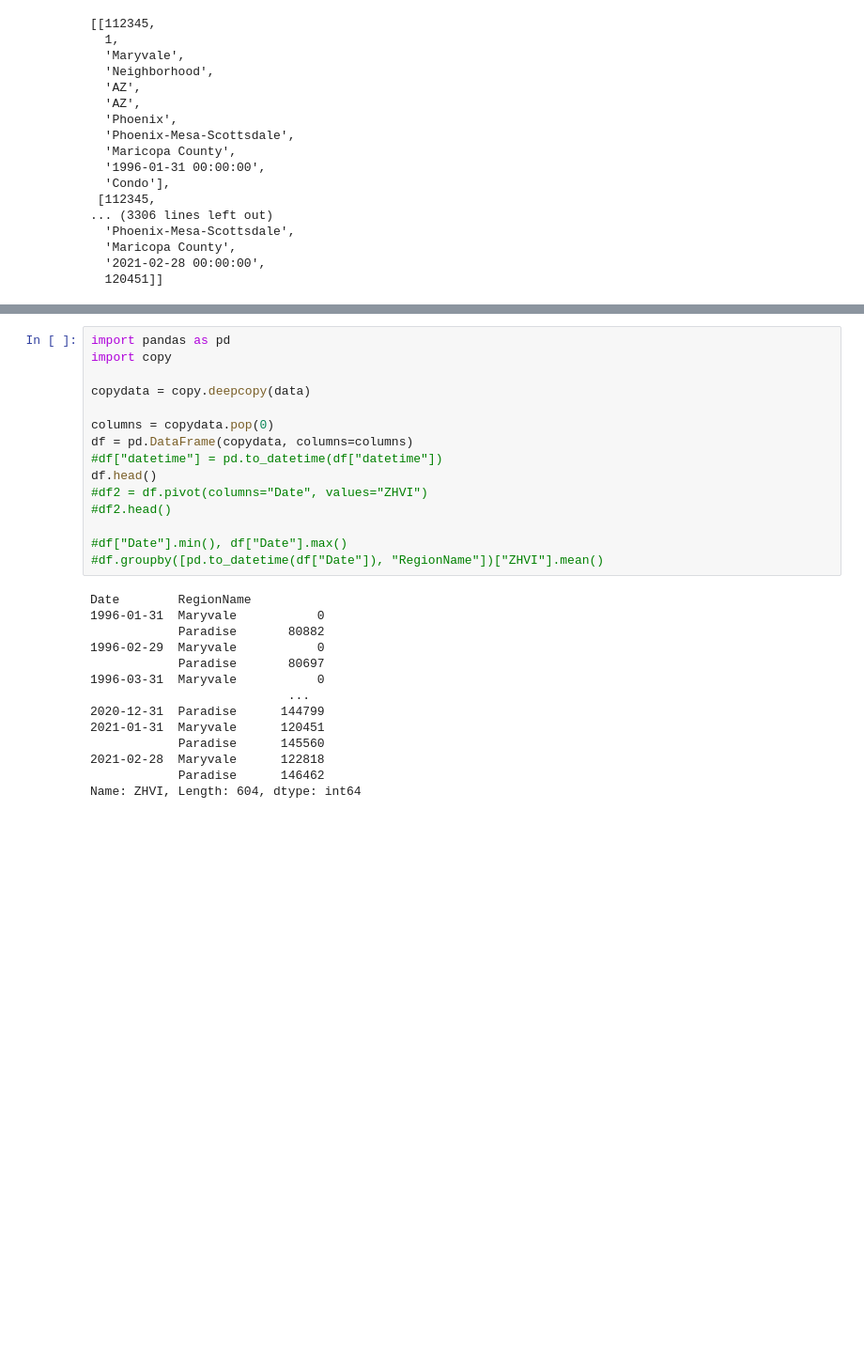
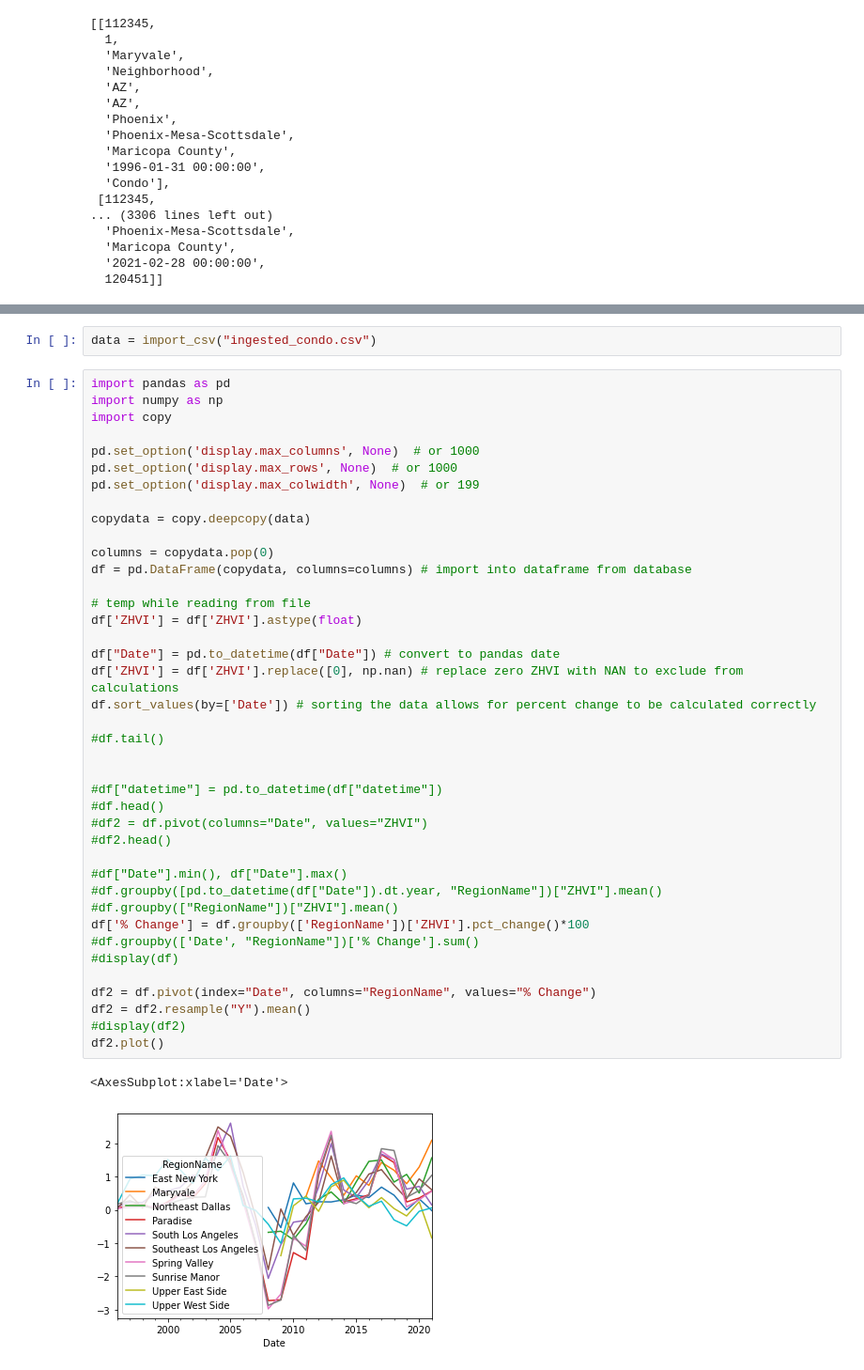
Before and after one commit to michael-brittlebank/digital-builder-capstone, a Jupyter notebook: main.ipynb, the cells around one changed output, grey strips where cells are left out. Shown at 94% size. Drawn from its saved outputs; the diff is of its cells as text; blank space fills up the shorter version.

Commit message:
added export to csv as stopgap until db is in place; starting on baseline graph functionality

```diff
--- a/main.ipynb
+++ b/main.ipynb
@@ -9150,29 +675,45 @@ data = [
+# %%
+data = import_csv("ingested_condo.csv")
 # %%
 import pandas as pd
+import numpy as np
 import copy
+
+pd.set_option('display.max_columns', None)  # or 1000
+pd.set_option('display.max_rows', None)  # or 1000
+pd.set_option('display.max_colwidth', None)  # or 199
 
 copydata = copy.deepcopy(data)
 
 columns = copydata.pop(0)
-df = pd.DataFrame(copydata, columns=columns)
+df = pd.DataFrame(copydata, columns=columns) # import into dataframe from database
+
+# temp while reading from file
+df['ZHVI'] = df['ZHVI'].astype(float)
+
+df["Date"] = pd.to_datetime(df["Date"]) # convert to pandas date
+df['ZHVI'] = df['ZHVI'].replace([0], np.nan) # replace zero ZHVI with NAN to exclude from calculations
+df.sort_values(by=['Date']) # sorting the data allows for percent change to be calculated correctly
+
+#df.tail()
+
+
 #df["datetime"] = pd.to_datetime(df["datetime"])
-df.head()
+#df.head()
 #df2 = df.pivot(columns="Date", values="ZHVI")
 #df2.head()
 
 #df["Date"].min(), df["Date"].max()
-#df.groupby([pd.to_datetime(df["Date"]), "RegionName"])["ZHVI"].mean()
+#df.groupby([pd.to_datetime(df["Date"]).dt.year, "RegionName"])["ZHVI"].mean()
+#df.groupby(["RegionName"])["ZHVI"].mean()
+df['% Change'] = df.groupby(['RegionName'])['ZHVI'].pct_change()*100
+#df.groupby(['Date', "RegionName"])['% Change'].sum()
+#display(df)
+
+df2 = df.pivot(index="Date", columns="RegionName", values="% Change")
+df2 = df2.resample("Y").mean()
+#display(df2)
+df2.plot()
 # %% [output]
-Date        RegionName
-1996-01-31  Maryvale           0
-            Paradise       80882
-1996-02-29  Maryvale           0
-            Paradise       80697
-1996-03-31  Maryvale           0
-                           ...
-2020-12-31  Paradise      144799
-2021-01-31  Maryvale      120451
-            Paradise      145560
-2021-02-28  Maryvale      122818
-            Paradise      146462
-Name: ZHVI, Length: 604, dtype: int64
+<AxesSubplot:xlabel='Date'>
+[figure, added]
```
Also changed, not shown: parts of 2 cells of this notebook, 7 other files.
